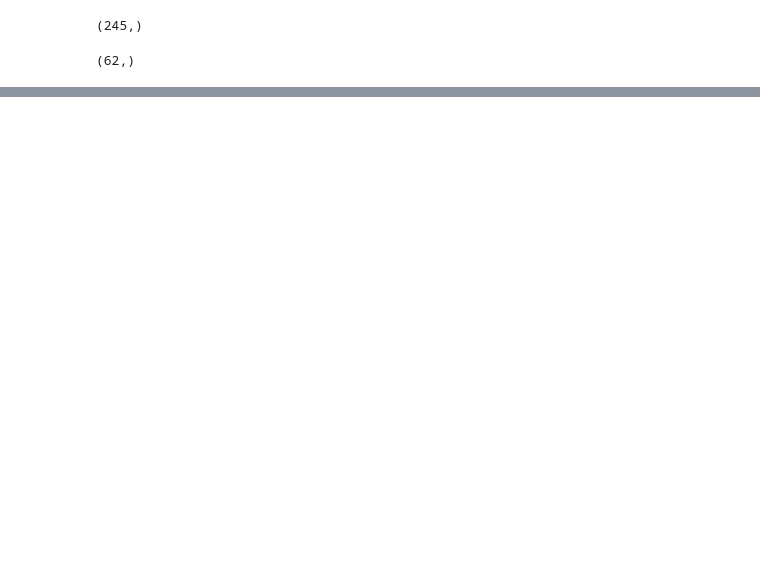
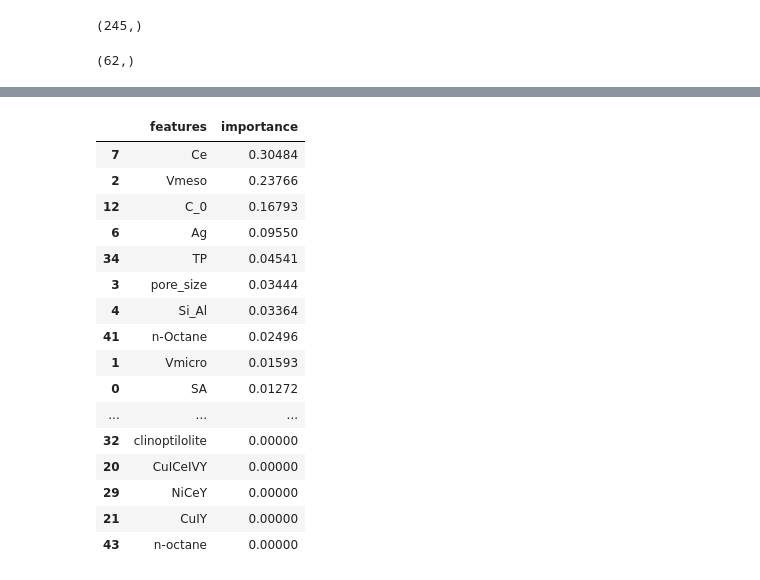
Before and after one commit to PiscatorX/Project-Roger-Dodger, a Jupyter notebook: Python-ML/random_forest.ipynb, the cells around one changed output, grey strips where cells are left out. Cells and saved outputs as stored; diff of their text form; code cells hidden in the pictures; blank space fills up the shorter version.

```diff
--- a/Python-ML/random_forest.ipynb
+++ b/Python-ML/random_forest.ipynb
@@ -247,0 +250,3 @@ os.getcwd()
+# %%
+feature_importance = pd.DataFrame(data = {"features":zeolite_final.drop(["Capacity"], axis = 1).columns, "importance":regressor.feature_importances_} )
+feature_importance.to_csv("Rf_feature_importance", sep = "\t", index = False)
@@ -247,0 +255,2 @@ os.getcwd()
+# %%
+feature_importance["importance"] = round(feature_importance["importance"],5)
@@ -247,0 +261,20 @@ os.getcwd()
+# %%
+feature_importance.sort_values("importance", ascending=False)
+# %% [output]
+|  | features | importance |
+| 7 | Ce | 0.30484 |
+| 2 | Vmeso | 0.23766 |
+| 12 | C_0 | 0.16793 |
+| 6 | Ag | 0.09550 |
+| 34 | TP | 0.04541 |
+| 3 | pore_size | 0.03444 |
+| 4 | Si_Al | 0.03364 |
+| 41 | n-Octane | 0.02496 |
+| 1 | Vmicro | 0.01593 |
+| 0 | SA | 0.01272 |
+| ... | ... | ... |
+| 32 | clinoptilolite | 0.00000 |
+| 20 | CuICeIVY | 0.00000 |
+| 29 | NiCeY | 0.00000 |
+| 21 | CuIY | 0.00000 |
+| 43 | n-octane | 0.00000 |
```
Also changed, not shown: parts of 31 cells of this notebook, 4 other files.
